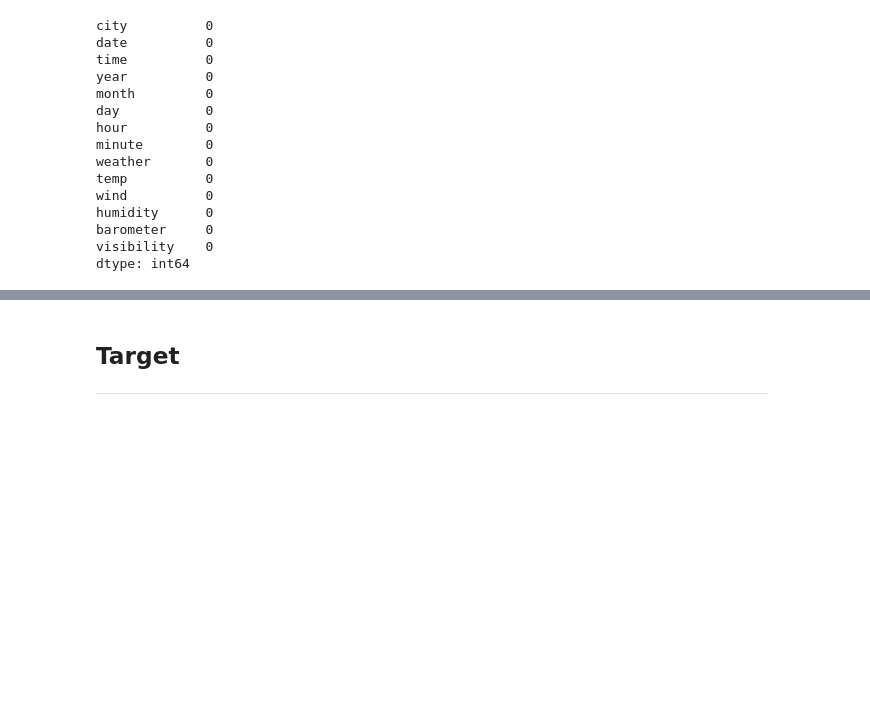
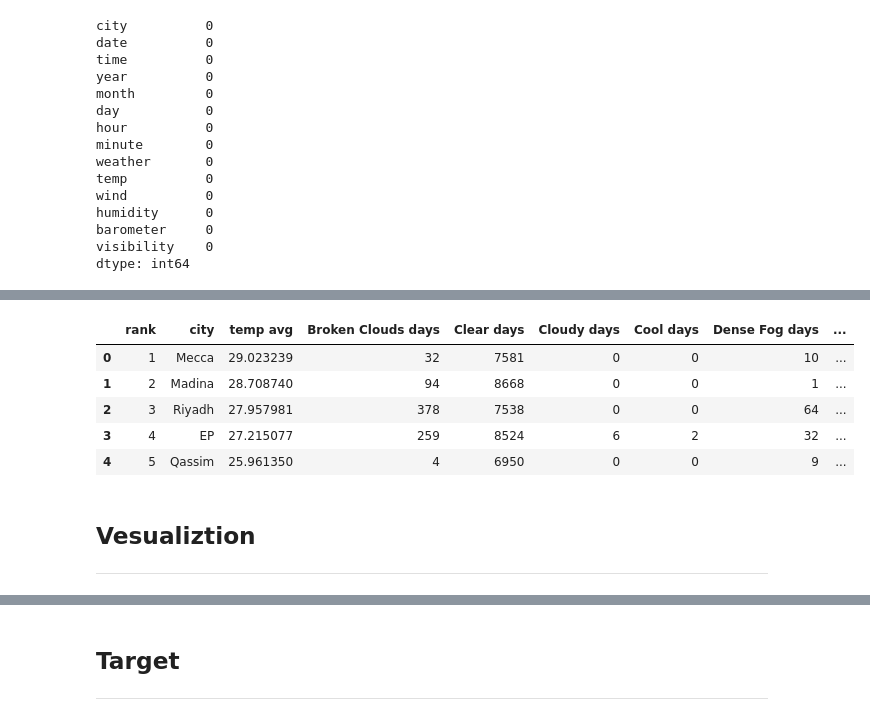
Before and after one commit to REHAB199/Saudi-Arabia-Weather-Deep-learning, a Jupyter notebook: Code/Saudi_Arabia_Weather_DL.ipynb, the cells around one changed output, grey strips where cells are left out. Drawn from its saved outputs; the diff is of its cells as text; code cells hidden in the pictures; blank space fills up the shorter version.

```diff
--- a/Code/Saudi_Arabia_Weather_DL.ipynb
+++ b/Code/Saudi_Arabia_Weather_DL.ipynb
@@ -132,0 +195,5 @@ df.describe()
+# %%
+df.weather = df.weather.str.strip()
+df.weather = df.weather.replace('\s+', ' ', regex=True)
+df.weather = df.weather.str.title()
+df.weather.unique()
@@ -132,0 +228,3 @@ df.describe()
+# %%
+s = df.groupby(['city'])['temp'].mean().nlargest(5)
+s
@@ -132,0 +239,13 @@ df.describe()
+# %%
+df2 = (df[df['city'].isin(s.index)]
+               .groupby(['city', 'weather'])['temp']
+               .size()
+               .unstack(fill_value=0)
+               .add_suffix(' days')
+               .reindex(s.index)
+               .reset_index()
+               .rename_axis(None, axis=1))
+
+df2.insert(1, 'temp avg', df2['city'].map(s))
+df2.insert(0, 'rank', range(1, len(df2) + 1))
+print (df2)
@@ -132,0 +261,12 @@ df.describe()
+# %%
+df2
+# %% [output]
+|  | rank | city | temp avg | Broken Clouds days | Clear days | Cloudy days | Cool days | Dense Fog days | ... |
+| 0 | 1 | Mecca | 29.023239 | 32 | 7581 | 0 | 0 | 10 | ... |
+| 1 | 2 | Madina | 28.708740 | 94 | 8668 | 0 | 0 | 1 | ... |
+| 2 | 3 | Riyadh | 27.957981 | 378 | 7538 | 0 | 0 | 64 | ... |
+| 3 | 4 | EP | 27.215077 | 259 | 8524 | 6 | 2 | 32 | ... |
+| 4 | 5 | Qassim | 25.961350 | 4 | 6950 | 0 | 0 | 9 | ... |
+# %% [markdown]
+## Vesualiztion
+---
```
Also changed, not shown: parts of 23 cells of this notebook.
